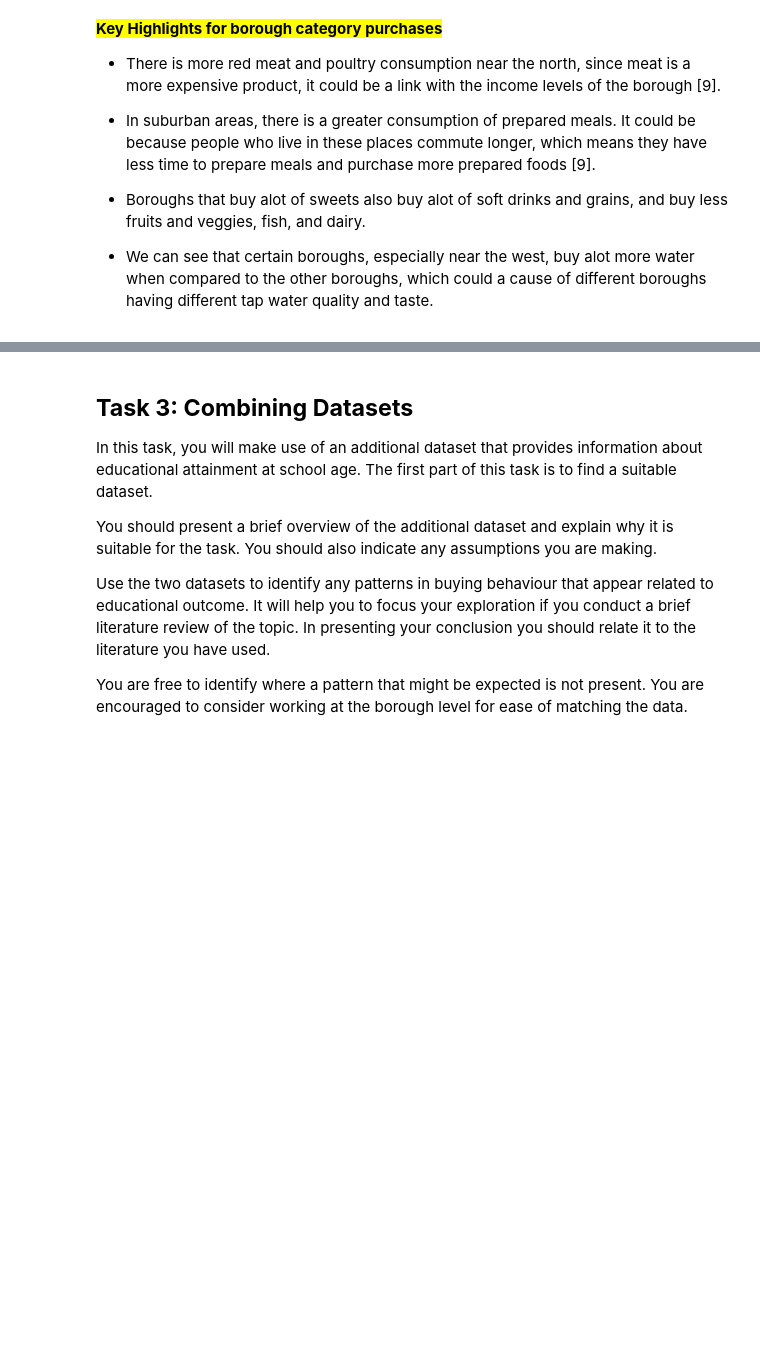
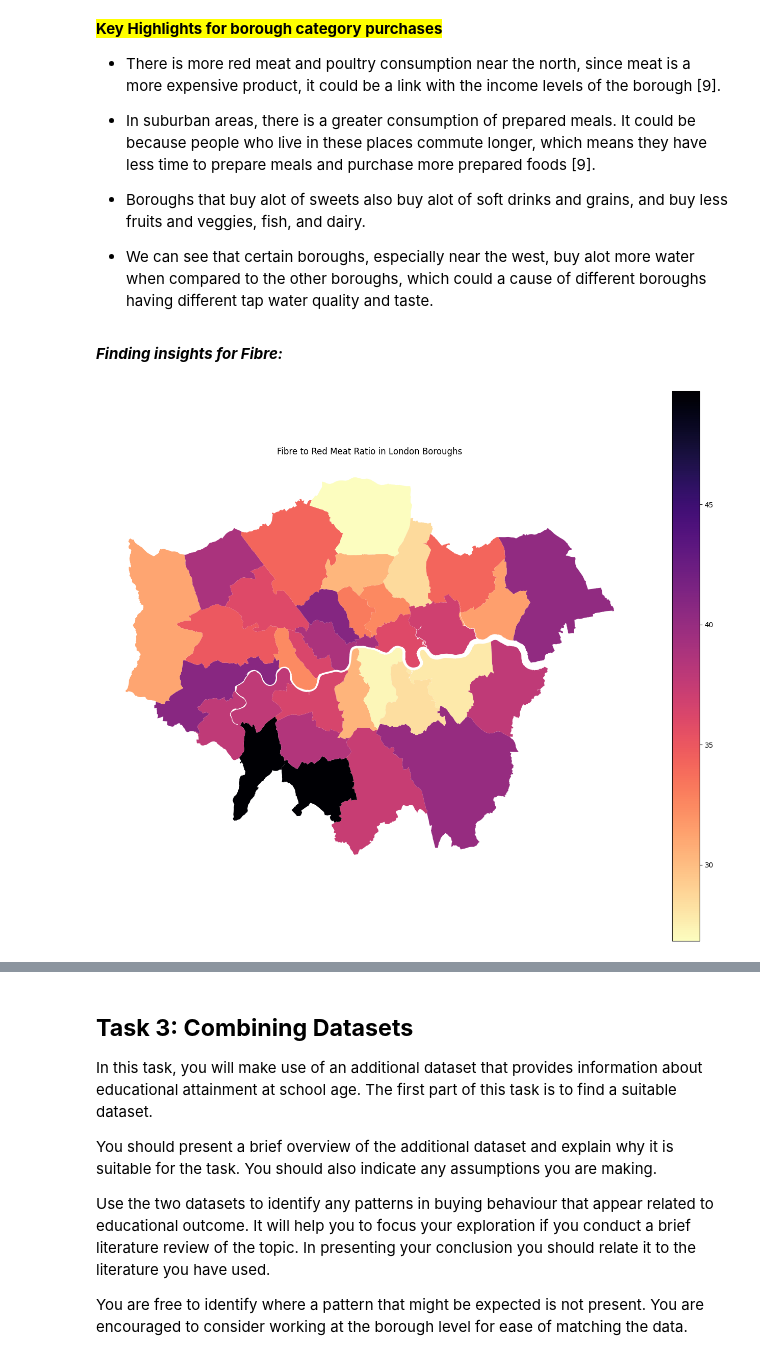
Before and after one commit to omarriyaz/Tesco_Grocery_and_Educational_Attainment, a Jupyter notebook: Code/Analysis.ipynb, the cells around one changed output, grey strips where cells are left out. Cells and saved outputs as stored; diff of their text form; code cells hidden in the pictures; blank space fills up the shorter version.

```diff
--- a/Code/Analysis.ipynb
+++ b/Code/Analysis.ipynb
@@ -721,3 +721,22 @@ for column in columns:
 - Boroughs that buy alot of sweets also buy alot of soft drinks and grains, and buy less fruits and veggies, fish, and dairy.
 
 - We can see that certain boroughs, especially near the west, buy alot more water when compared to the other boroughs, which could a cause of different boroughs having different tap water quality and taste.
+# %% [markdown]
+***Finding insights for Fibre:***
+# %%
+# create a column to find the boroughs that have high fibre intake as well as low red meat intake
+choropleth_data_grocery['fibre_red_meat_ratio'] = choropleth_data_grocery['fibre'] / choropleth_data_grocery['f_meat_red']
+
+
+# create a map for the fibre column
+fig, ax = plt.subplots(1, 1, figsize=(17, 14))
+choropleth_data_grocery.plot('fibre_red_meat_ratio', ax=ax, legend=True, cmap='magma_r')
+# for x, y, label in zip(choropleth_data_grocery.geometry.centroid.x, choropleth_data_grocery.geometry.centroid.y, choropleth_data_grocery['NAME']):
+#     ax.text(x, y, label, fontsize=8, ha='center', color='red')
+#for x, y, label in zip(choropleth_data_grocery.geometry.centroid.x+5, choropleth_data_grocery.geometry.centroid.y, choropleth_data_grocery['fibre']):
+    #ax.text(x, y, label, fontsize=8, ha='center', color='red')
+ax.axis('off')
+plt.title('Fibre to Red Meat Ratio in London Boroughs')
+plt.show()
+# %% [output]
+[figure, added]
```
Also changed, not shown: parts of 7 cells of this notebook.
